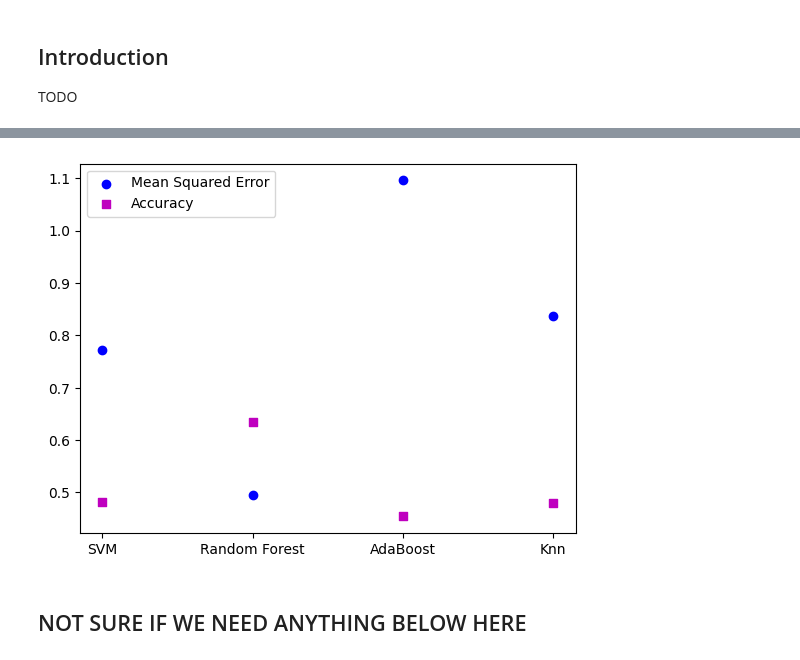
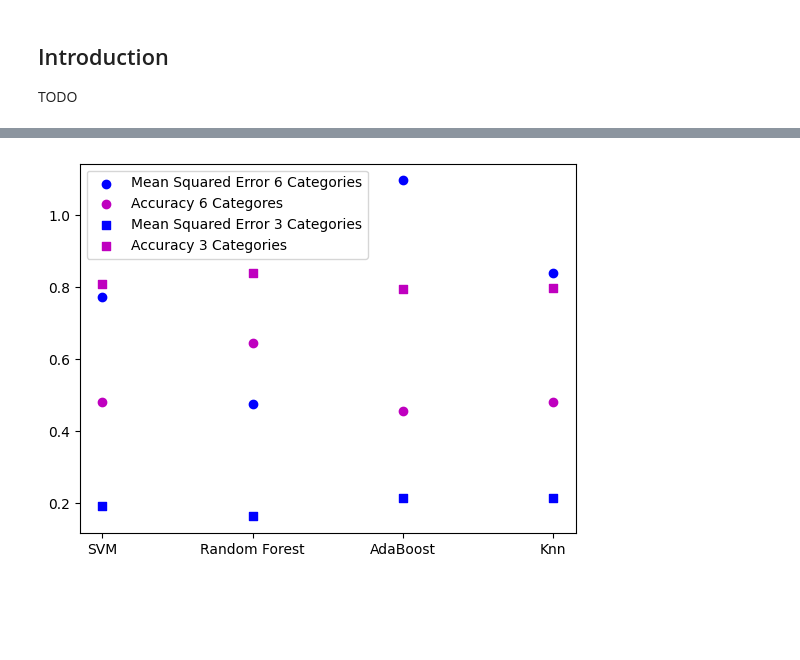
Before and after one commit to Emmafranz/PAML_1, a Jupyter notebook: Assignment1.ipynb, the cells around one changed output, grey strips where cells are left out. Saved outputs shown, nothing was run; the diff lists cells and outputs as text; code cells hidden in the pictures; blank space fills up the shorter version.

```diff
--- a/Assignment1.ipynb
+++ b/Assignment1.ipynb
@@ -30,10 +32,12 @@ y = df.values[:,-1]
 #Normalize Feature Data
 X = preprocessing.normalize(X)
 
-#Split data into test/train sets
+#Split data into test/train sets and create condensed categories
 X_train, X_test, y_train, y_test = train_test_split(X,y, test_size = .30, random_state = 101)
+y_train_threecat = (y_train - 1) // 2 # if 3-4 then 1, if 5-6 then 2, if 7-8 then 3
+y_test_threecat = (y_test - 1) // 2
 
 #Print dataset
-df
+df.head()
 # %% [output]
 |  | fixed acidity | volatile acidity | citric acid | residual sugar | chlorides | free sulfur dioxide | ... |
@@ -62,35 +59,44 @@ TODO
 # %%
 # ML Estimators to test
 names = ["SVM",
          "Random Forest",
          "AdaBoost",
          "Knn"
          ]
 estimators = [SVC(),
               RandomForestClassifier(),
               AdaBoostClassifier(),
               KNeighborsClassifier(),
               ]
 
 # Cost metrics to compare
 mse = []
 acc = []
+mse_threecat = []
+acc_threecat = []
 
-# Run each estimator and evaluate cost metric
+# Run each estimator and evaluate cost metric for all categories
 for name, est in zip(names, estimators):
     est.fit(X_train, y_train)
     y_pred = est.predict(X_test)
     mse.append(mean_squared_error(y_pred, y_test))
     acc.append(accuracy_score(y_pred, y_test))
 
+# Run each estimator and evaluate cost metric for 3 condensed categories
+for name, est in zip(names, estimators):
+    est.fit(X_train, y_train_threecat)
+    y_pred_threecat = est.predict(X_test)
+    mse_threecat.append(mean_squared_error(y_pred_threecat, y_test_threecat))
+    acc_threecat.append(accuracy_score(y_pred_threecat, y_test_threecat))
+
 # Plot results
 fig = plt.figure()
 ax1 = fig.add_subplot(111)
-ax1.scatter(names, mse, c='b', marker='o', label='Mean Squared Error')
-ax1.scatter(names, acc, c='m', marker='s', label='Accuracy')
+ax1.scatter(names, mse, c='b', marker='o', label='Mean Squared Error 6 Categories')
+ax1.scatter(names, acc, c='m', marker='o', label='Accuracy 6 Categores')
+ax1.scatter(names, mse_threecat, c='b', marker='s', label='Mean Squared Error 3 Categories')
+ax1.scatter(names, acc_threecat, c='m', marker='s', label='Accuracy 3 Categories')
 plt.legend(loc='best')
 plt.show()
 # %% [output]
-[figure, old version]
+[figure, new version]
-# %% [markdown]
-## NOT SURE IF WE NEED ANYTHING BELOW HERE
```
Also changed, not shown: parts of 11 cells of this notebook.
